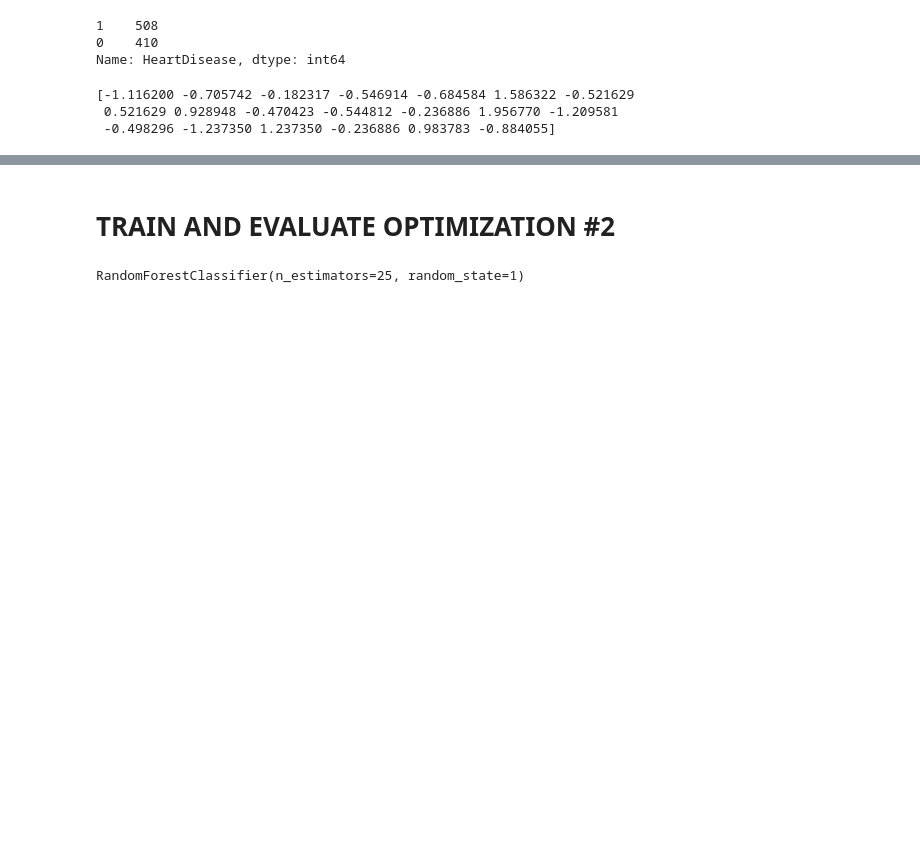
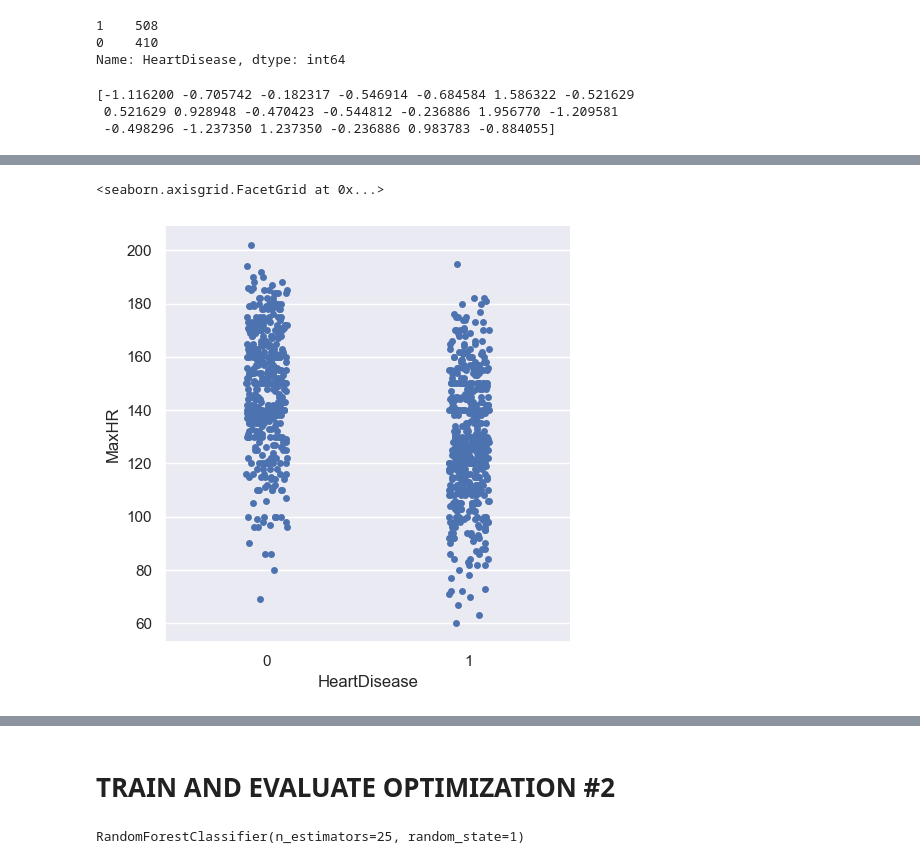
Before and after one commit to Prisca92/Project-4-final, a Jupyter notebook: Heart_Classifier_Final_Model.ipynb, the cells around one changed output, grey strips where cells are left out. Cells and saved outputs as stored; diff of their text form; code cells hidden in the pictures; blank space fills up the shorter version.

```diff
--- a/Heart_Classifier_Final_Model.ipynb
+++ b/Heart_Classifier_Final_Model.ipynb
@@ -201,0 +226,9 @@ print(X_train_scaled[0])
+# %%
+# To see how well max hr correlates with diagnosis of heart disease, we'll plot the data
+# separated based on diagnosis category on the x-axis and have the points' y-value
+# be its mean radius value
+
+sns.catplot(x = 'HeartDisease', y = 'MaxHR', data = new_raw_data)
+# %% [output]
+<seaborn.axisgrid.FacetGrid at 0x...>
+[figure, new version]
```
Also changed, not shown: parts of 21 cells of this notebook.
